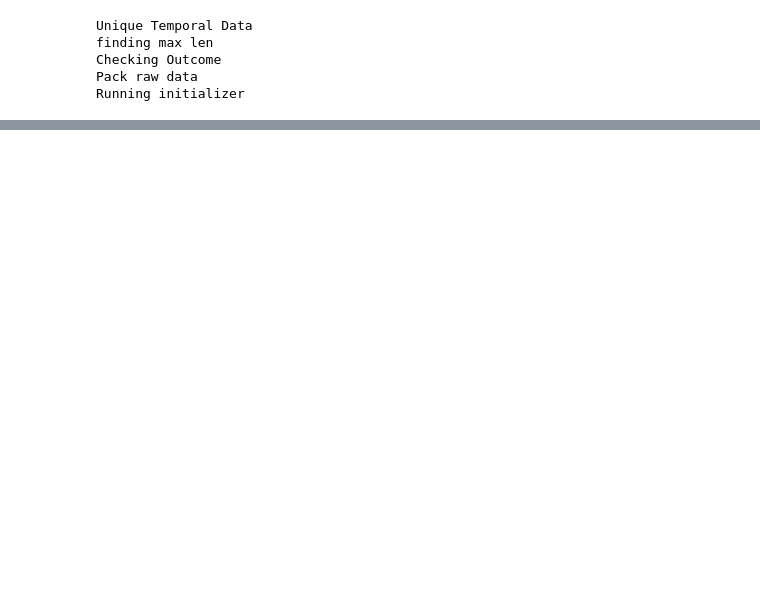
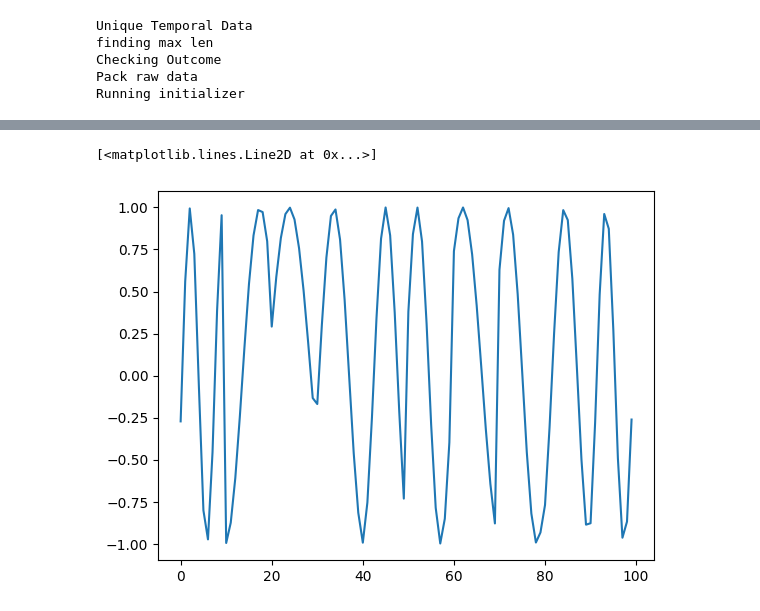
Before and after one commit to tremblerz/synthetic_time_series, a Jupyter notebook: src/SinSynth.ipynb, the cells around one changed output, grey strips where cells are left out. Drawn from its saved outputs; the diff is of its cells as text; code cells hidden in the pictures; blank space fills up the shorter version.

```diff
--- a/src/SinSynth.ipynb
+++ b/src/SinSynth.ipynb
@@ -212,0 +75,5 @@ Running initializer
+# %%
+plt.plot(data.dataframe()['seq_temporal_1'][:100])
+# %% [output]
+[<matplotlib.lines.Line2D at 0x...>]
+[figure, added]
```
Also changed, not shown: parts of 9 cells of this notebook, 6 other files.
